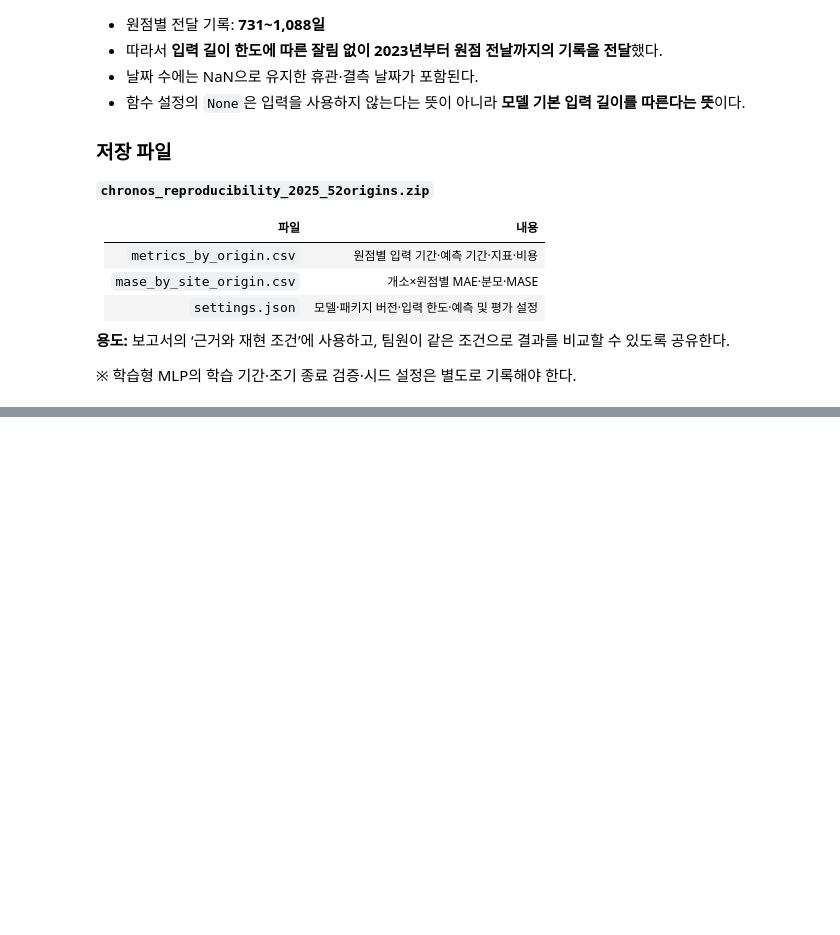
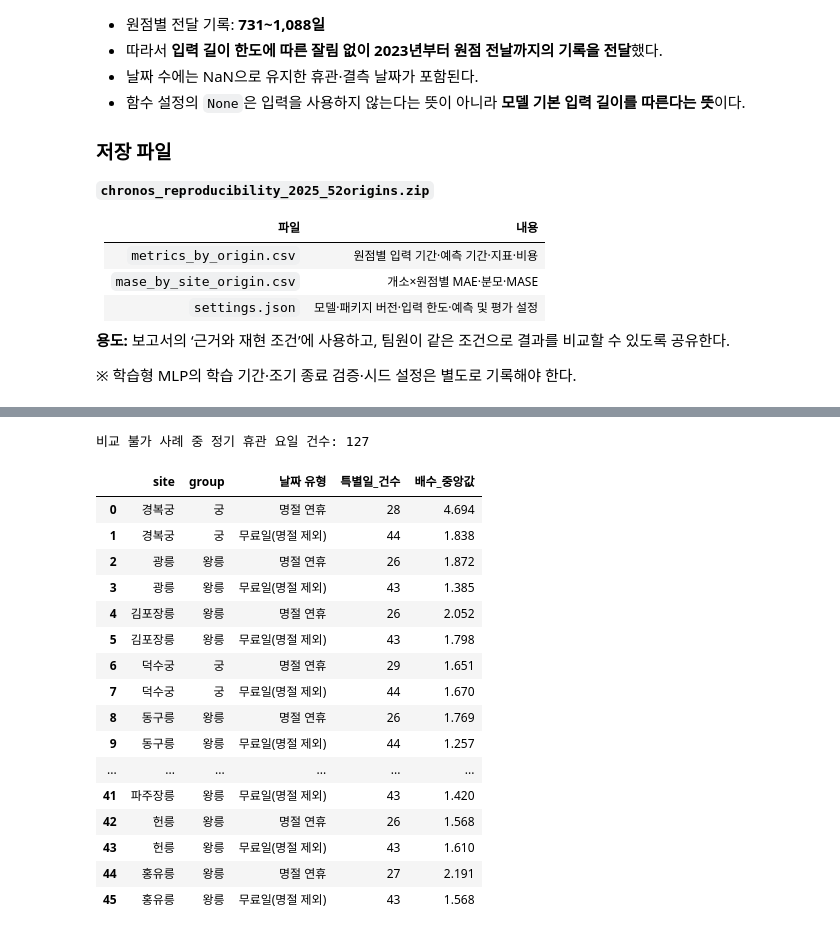
Before and after one commit to ysy3046/ai-data-bootcamp, a Jupyter notebook: project_3_data_모형_검증.ipynb, the cells around one changed output, grey strips where cells are left out. Drawn from its saved outputs; the diff is of its cells as text; code cells hidden in the pictures; blank space fills up the shorter version.

```diff
--- a/project_3_data_모형_검증.ipynb
+++ b/project_3_data_모형_검증.ipynb
@@ -4350,0 +4448,11 @@ files.download(archive)
+# %%
+unmatched_effects = special_day_effects.loc[
+    special_day_effects["배수"].isna()
+].copy()
+
+display(
+    unmatched_effects.groupby(["group", "날짜 유형"])
+    .size().rename("배수 계산 불가 건수").reset_index()
+)
+
+display(unmatched_effects.head(10))
@@ -4350,0 +4475,46 @@ files.download(archive)
+# %%
+# 비교 불가 사례가 정기 휴관 요일인지 확인
+unmatched_check = unmatched_effects.merge(
+    model_panel[["date", "site", "weekday", "closed_weekday"]],
+    on=["date", "site"],
+    how="left",
+    validate="one_to_one"
+)
+
+print(
+    "비교 불가 사례 중 정기 휴관 요일 건수:",
+    unmatched_check["weekday"].eq(
+        unmatched_check["closed_weekday"]
+    ).sum()
+)
+
+# 운영 권고에 필요한 개소별 배수
+effect_by_site = (
+    usable_effects.groupby(["site", "group", "날짜 유형"])
+    .agg(
+        특별일_건수=("배수", "size"),
+        배수_중앙값=("배수", "median")
+    )
+    .reset_index()
+)
+
+display(effect_by_site.round(3))
+# %% [output]
+비교 불가 사례 중 정기 휴관 요일 건수: 127
+|  | site | group | 날짜 유형 | 특별일_건수 | 배수_중앙값 |
+| 0 | 경복궁 | 궁 | 명절 연휴 | 28 | 4.694 |
+| 1 | 경복궁 | 궁 | 무료일(명절 제외) | 44 | 1.838 |
+| 2 | 광릉 | 왕릉 | 명절 연휴 | 26 | 1.872 |
+| 3 | 광릉 | 왕릉 | 무료일(명절 제외) | 43 | 1.385 |
+| 4 | 김포장릉 | 왕릉 | 명절 연휴 | 26 | 2.052 |
+| 5 | 김포장릉 | 왕릉 | 무료일(명절 제외) | 43 | 1.798 |
+| 6 | 덕수궁 | 궁 | 명절 연휴 | 29 | 1.651 |
+| 7 | 덕수궁 | 궁 | 무료일(명절 제외) | 44 | 1.670 |
+| 8 | 동구릉 | 왕릉 | 명절 연휴 | 26 | 1.769 |
+| 9 | 동구릉 | 왕릉 | 무료일(명절 제외) | 44 | 1.257 |
+| ... | ... | ... | ... | ... | ... |
+| 41 | 파주장릉 | 왕릉 | 무료일(명절 제외) | 43 | 1.420 |
+| 42 | 헌릉 | 왕릉 | 명절 연휴 | 26 | 1.568 |
+| 43 | 헌릉 | 왕릉 | 무료일(명절 제외) | 43 | 1.610 |
+| 44 | 홍유릉 | 왕릉 | 명절 연휴 | 27 | 2.191 |
+| 45 | 홍유릉 | 왕릉 | 무료일(명절 제외) | 43 | 1.568 |
```
Also changed, not shown: parts of 12 cells of this notebook.
